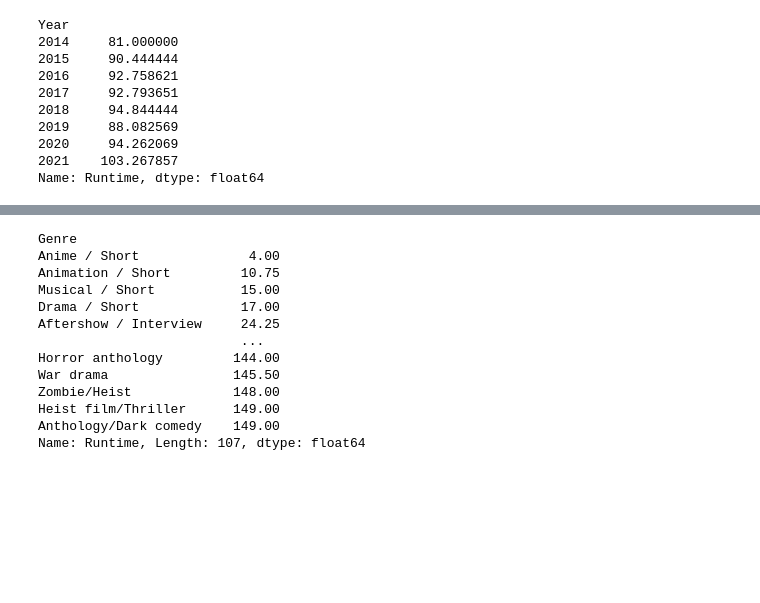
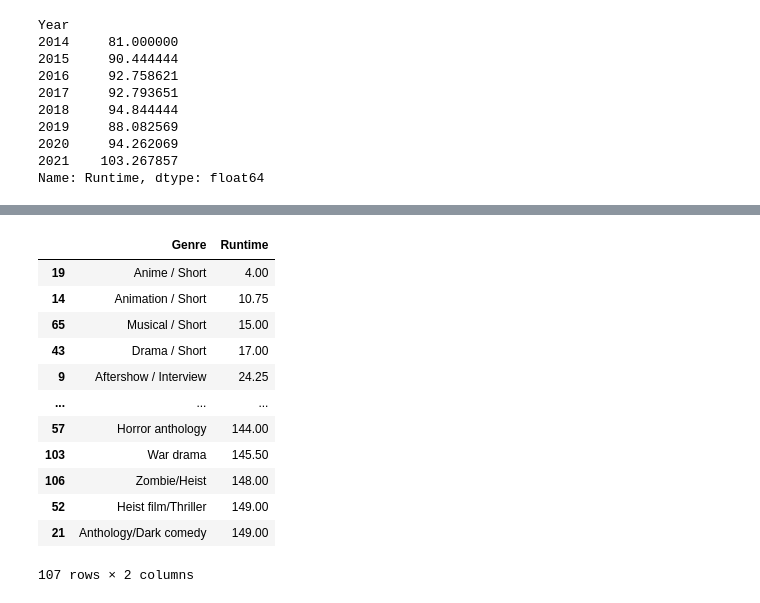
Before and after one commit to jimbleslilley/bootcamp-project-1, a Jupyter notebook: Jupyter_Notebooks/3_Runtime_Changes/3_runtime_visualisation.ipynb, the cells around one changed output, grey strips where cells are left out. Cells and saved outputs as stored; diff of their text form; code cells hidden in the pictures; blank space fills up the shorter version.

```diff
--- a/Jupyter_Notebooks/3_Runtime_Changes/3_runtime_visualisation.ipynb
+++ b/Jupyter_Notebooks/3_Runtime_Changes/3_runtime_visualisation.ipynb
@@ -8,7 +8,7 @@ import numpy as np
 import matplotlib.pyplot as plt
 # %%
 #read the csv into dataframe
-netflix_shows_df = pd.read_csv('Resources/clean_netflix_shows.csv',index_col=0)
+netflix_shows_df = pd.read_csv('../../Resources/clean_netflix_shows.csv',index_col=0)
 # %%
 #display dataframe
 netflix_shows_df
@@ -166,18 +139,18 @@ plt.savefig("output/Year_vs_Average Runtime of Netflix Shows.png")
 # %%
-sorted_on_Runtime = runtime_mean.sort_values()
+sorted_on_Runtime = runtime_mean.reset_index().sort_values(by=["Runtime"])
 sorted_on_Runtime
 # %% [output]
+|  | Genre | Runtime |
+| 19 | Anime / Short | 4.00 |
+| 14 | Animation / Short | 10.75 |
+| 65 | Musical / Short | 15.00 |
+| 43 | Drama / Short | 17.00 |
+| 9 | Aftershow / Interview | 24.25 |
+| ... | ... | ... |
+| 57 | Horror anthology | 144.00 |
+| 103 | War drama | 145.50 |
+| 106 | Zombie/Heist | 148.00 |
+| 52 | Heist film/Thriller | 149.00 |
+| 21 | Anthology/Dark comedy | 149.00 |
-Genre
-Anime / Short              4.00
-Animation / Short         10.75
-Musical / Short           15.00
-Drama / Short             17.00
-Aftershow / Interview     24.25
-                          ...
-Horror anthology         144.00
-War drama                145.50
-Zombie/Heist             148.00
-Heist film/Thriller      149.00
-Anthology/Dark comedy    149.00
-Name: Runtime, Length: 107, dtype: float64
+107 rows × 2 columns
 # %%
```
Also changed, not shown: parts of 10 cells of this notebook, 15 other files.
